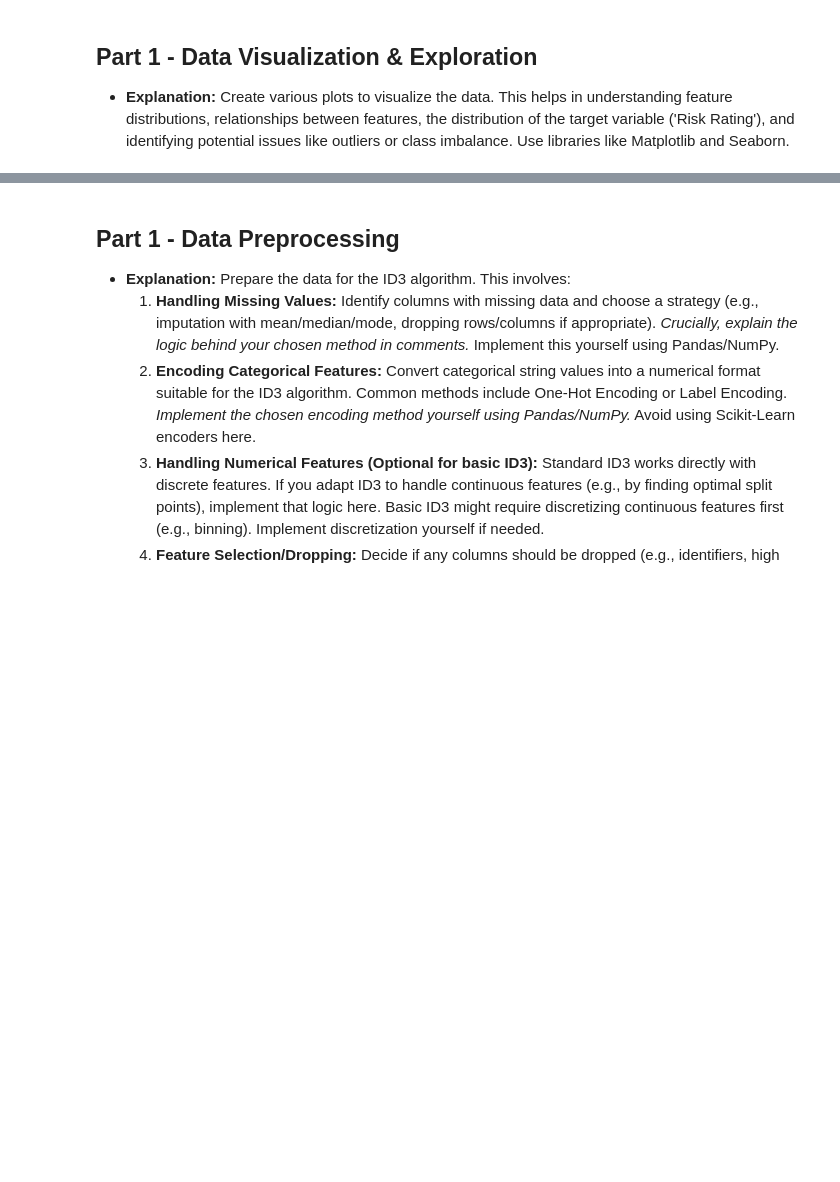
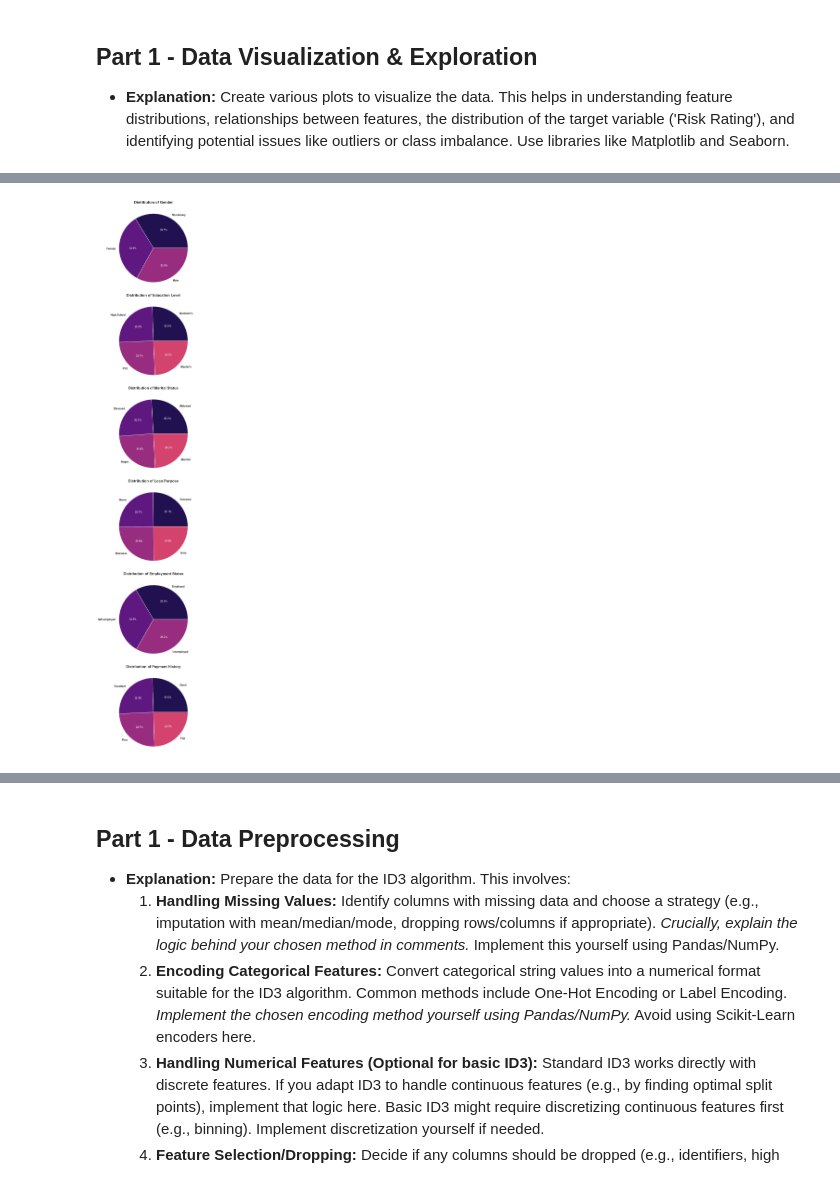
Before and after one commit to Yusufpek/BBM409, a Jupyter notebook: assignment2.ipynb, the cells around one changed output, grey strips where cells are left out. Saved outputs shown, nothing was run; the diff lists cells and outputs as text; code cells hidden in the pictures; blank space fills up the shorter version.

```diff
--- a/assignment2.ipynb
+++ b/assignment2.ipynb
@@ -90 +130,19 @@ freq          9000
+# %%
+categorical_features = df.select_dtypes(include='object').columns.tolist()
+# Select categorical features for plotting (excluding high-cardinality ones)
+plot_categorical = [col for col in categorical_features if df[col].nunique() < 20 and col != 'Risk Rating']
+
+# Create subplots
+fig, axes = plt.subplots(nrows=len(plot_categorical), ncols=1, figsize=(8, len(plot_categorical) * 5))
+
+if len(plot_categorical) == 1:
+    axes = [axes]  # Ensure axes is iterable
+
+for i, col in enumerate(plot_categorical):
+    show_piechart(col, axes[i])
+
+plt.tight_layout()
+plt.show()
+# %% [output]
+[figure, added]
 # %%
```
Also changed, not shown: parts of 7 cells of this notebook.
